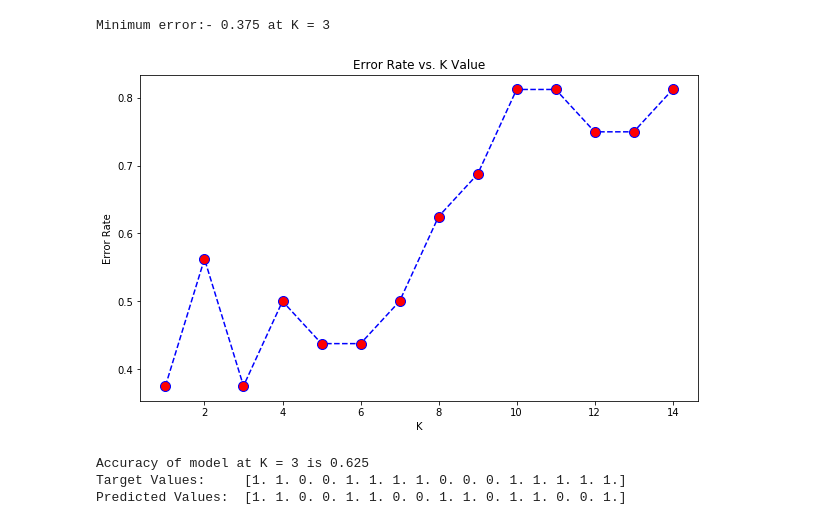
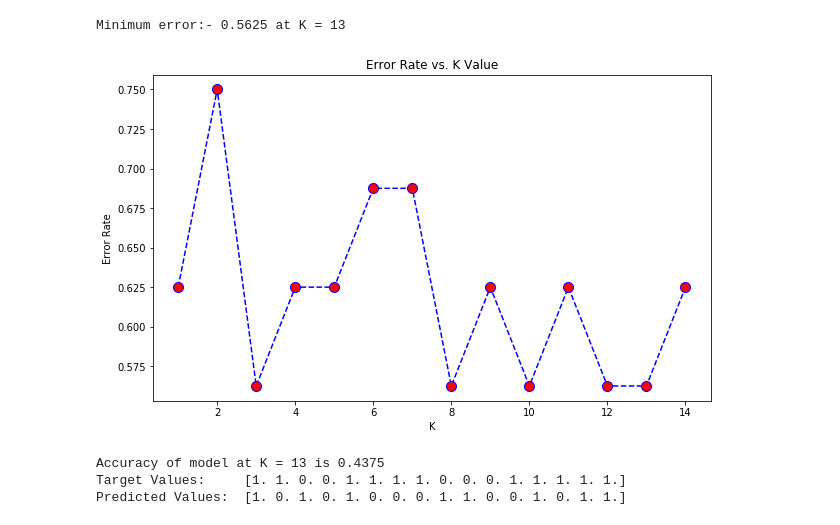
Before and after one commit to rajatjain007/FIFAWorldCupPrediction, a Jupyter notebook: KNN/phase1.ipynb, the cells around one changed output. Saved outputs shown, nothing was run; the diff lists cells and outputs as text; code cells hidden in the pictures.

```diff
--- a/KNN/phase1.ipynb
+++ b/KNN/phase1.ipynb
@@ -26,41 +26,41 @@ featuresTest = dfTest.drop(["home_team_name","away_team_name","home_team_goal_co
 # %%
 # Find Optimal Value of k
 error_rate = []
 for i in range(1,15):
- knn = KNeighborsClassifier(n_neighbors=i,metric='manhattan')
+ knn = KNeighborsClassifier(n_neighbors=i,metric='hamming')
  knn.fit(featuresTrain,targetsTrain)
  predictionTest_i = knn.predict(featuresTest)
  error_rate.append(np.mean(predictionTest_i != targetsTest))
 
 # Calculate Index with Minimum Error Rate
 k_min = 100000
 for i in range(0,14):
     if error_rate[i] <= k_min:
         k_min = error_rate[i]
         k_index = i + 1
 
 # Generate Graph
 plt.figure(figsize=(10,6))
 plt.plot(range(1,15),error_rate,color='blue', linestyle='dashed',
          marker='o',markerfacecolor='red', markersize=10)
 plt.title('Error Rate vs. K Value')
 plt.xlabel('K')
 plt.ylabel('Error Rate')
 print("Minimum error:-",min(error_rate),"at K =", k_index)
 
 k = k_index
 # %% [output]
-Minimum error:- 0.375 at K = 3
+Minimum error:- 0.5625 at K = 13
-[figure, old version]
+[figure, new version]
 # %%
 # Training for KNN
-neigh = KNeighborsClassifier(n_neighbors = k,metric='manhattan').fit(featuresTrain, targetsTrain)
+neigh = KNeighborsClassifier(n_neighbors = k,metric='hamming').fit(featuresTrain, targetsTrain)
 predictionTest = neigh.predict(featuresTest)
 print("Accuracy of model at K =", k ,"is",metrics.accuracy_score(targetsTest, predictionTest))
 
 print("Target Values:    ", targetsTest.values)
 print("Predicted Values: ", predictionTest)
 # %% [output]
-Accuracy of model at K = 3 is 0.625
+Accuracy of model at K = 13 is 0.4375
 Target Values:     [1. 1. 0. 0. 1. 1. 1. 1. 0. 0. 0. 1. 1. 1. 1. 1.]
-Predicted Values:  [1. 1. 0. 0. 1. 1. 0. 0. 1. 1. 0. 1. 1. 0. 0. 1.]
+Predicted Values:  [1. 0. 1. 0. 1. 0. 0. 0. 1. 1. 0. 0. 1. 0. 1. 1.]
```
Also changed, not shown: parts of 2 cells of this notebook, 4 other files.
